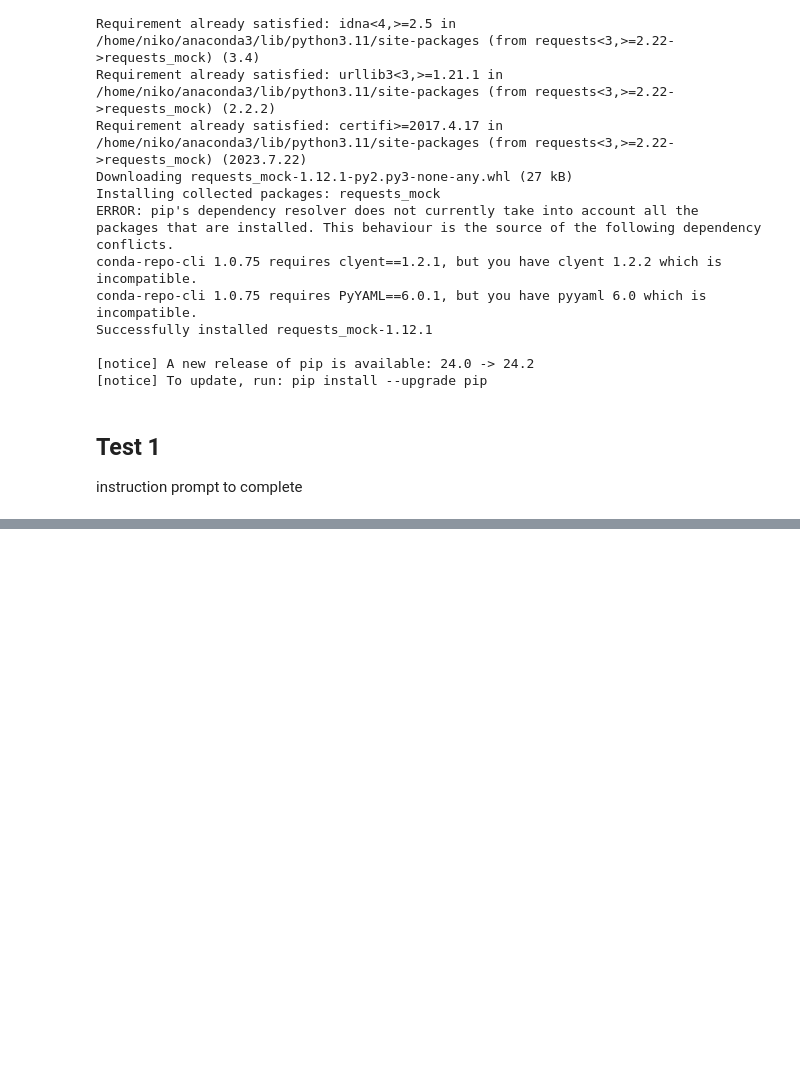
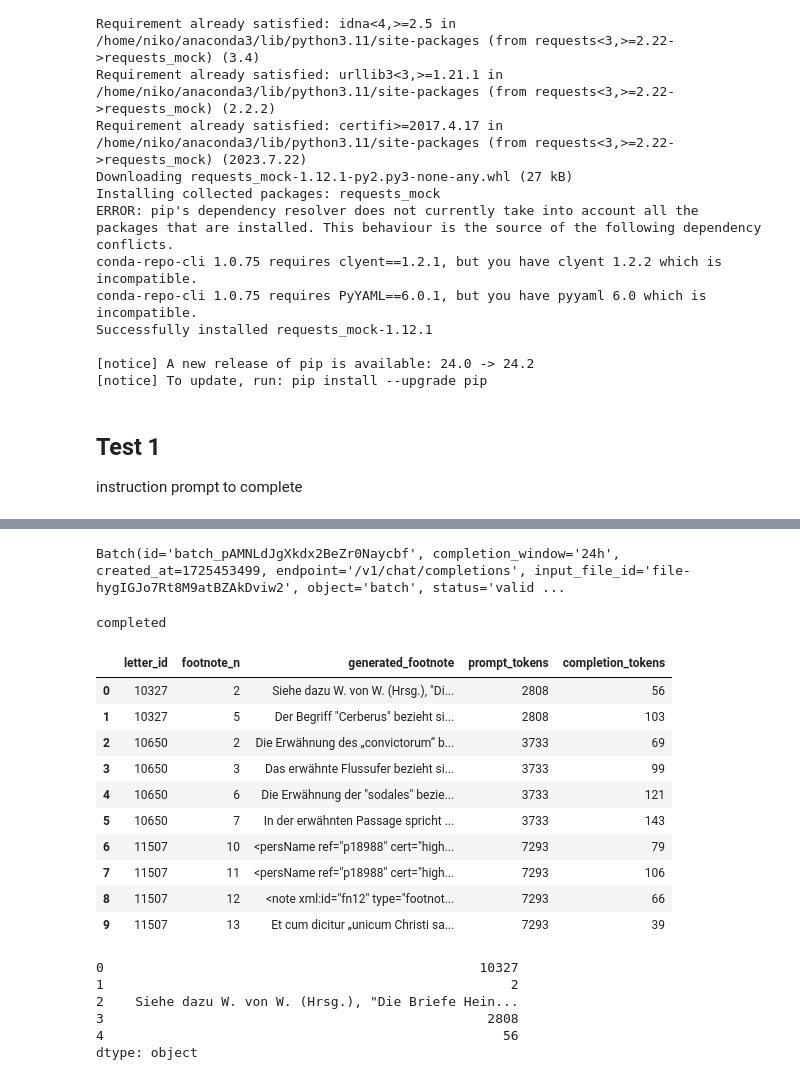
Before and after one commit to Boffl/BullingerDigitalLMFootnotes, a Jupyter notebook: generate_FNs_GPT/call_gpt.ipynb, the cells around one changed output, grey strips where cells are left out. Cells and saved outputs as stored; diff of their text form; code cells hidden in the pictures; blank space fills up the shorter version.

Commit message:
testrun with batching

```diff
--- a/generate_FNs_GPT/call_gpt.ipynb
+++ b/generate_FNs_GPT/call_gpt.ipynb
@@ -672,0 +686,22 @@ print(json.dumps(results_completion_test1, indent=4))
+# %%
+batch_input_file_id = batch_input_file.id
+
+client.batches.create(
+    input_file_id=batch_input_file_id,
+    endpoint="/v1/chat/completions",
+    completion_window="24h",
+    metadata={
+      "description": "small test run"
+    }
+)
+# %% [output]
+Batch(id='batch_pAMNLdJgXkdx2BeZr0Naycbf', completion_window='24h', created_at=1725453499, endpoint='/v1/chat/completions', input_file_id='file-hygIGJo7Rt8M9atBZAkDviw2', object='batch', status='valid ...
+# %%
+batch_object = client.batches.retrieve("batch_pAMNLdJgXkdx2BeZr0Naycbf")  # checking status
+status = batch_object.status
+print(status)
+if status == "completed":
+    output_file_id = batch_object.output_file_id
+    file_response = client.files.content(output_file_id).content
+# %% [output]
+completed
@@ -672,0 +712,55 @@ print(json.dumps(results_completion_test1, indent=4))
+# %%
+outfile_name = "batches_test_run_results.jsonl"
+# %%
+# open the results file and save in a csv
+
+import pandas as pd
+import json
+import jsonlines
+
+response_file = outfile_name
+csv_filename = "footnote_generated_instruct_add_prompt.csv"
+
+column_names = ["letter_id", "footnote_n", "generated_footnote", "prompt_tokens", "completion_tokens"]
+rows = []
+footnote_generated_dict = {}
+response_file = outfile_name
+
+with jsonlines.open(response_file, "r") as infile:
+    for line in infile:
+        custom_id = line["custom_id"]
+        letter_id, footnote_n = custom_id.split("_")
+        generated_footnote = line["response"]["body"]["choices"][0]["message"]["content"]
+        prompt_tokens = line["response"]["body"]["usage"]["prompt_tokens"]
+        completion_tokens = line["response"]["body"]["usage"]["completion_tokens"]
+        rows.append([letter_id, footnote_n, generated_footnote, prompt_tokens, completion_tokens])
+
+df = pd.DataFrame(columns=column_names)
+for row in rows:
+    df.loc[len(df)] = row
+
+df.to_csv(csv_filename, index=False)
+# %%
+pd.set_option('display.max_colwidth', None)  # show whole text in the cells
+df
+# %% [output]
+|  | letter_id | footnote_n | generated_footnote | prompt_tokens | completion_tokens |
+| 0 | 10327 | 2 | Siehe dazu W. von W. (Hrsg.), "Di... | 2808 | 56 |
+| 1 | 10327 | 5 | Der Begriff "Cerberus" bezieht si... | 2808 | 103 |
+| 2 | 10650 | 2 | Die Erwähnung des „convictorum“ b... | 3733 | 69 |
+| 3 | 10650 | 3 | Das erwähnte Flussufer bezieht si... | 3733 | 99 |
+| 4 | 10650 | 6 | Die Erwähnung der "sodales" bezie... | 3733 | 121 |
+| 5 | 10650 | 7 | In der erwähnten Passage spricht ... | 3733 | 143 |
+| 6 | 11507 | 10 | <persName ref="p18988" cert="high... | 7293 | 79 |
+| 7 | 11507 | 11 | <persName ref="p18988" cert="high... | 7293 | 106 |
+| 8 | 11507 | 12 | <note xml:id="fn12" type="footnot... | 7293 | 66 |
+| 9 | 11507 | 13 | Et cum dicitur „unicum Christi sa... | 7293 | 39 |
+# %%
+rows[0]
+# %% [output]
+0                                                10327
+1                                                    2
+2    Siehe dazu W. von W. (Hrsg.), "Die Briefe Hein...
+3                                                 2808
+4                                                   56
+dtype: object
```
Also changed, not shown: parts of 4 cells of this notebook, 2 other files.
